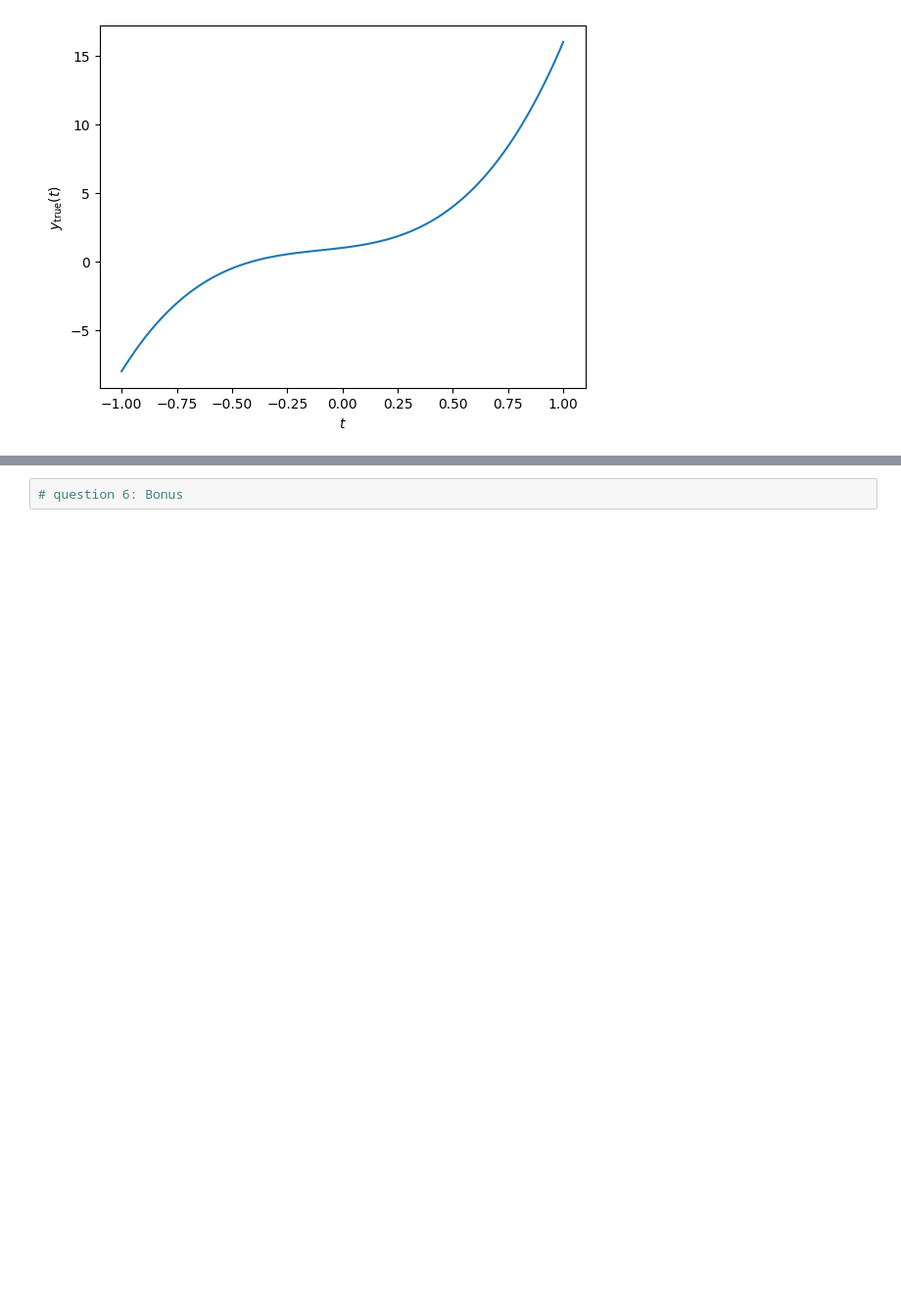
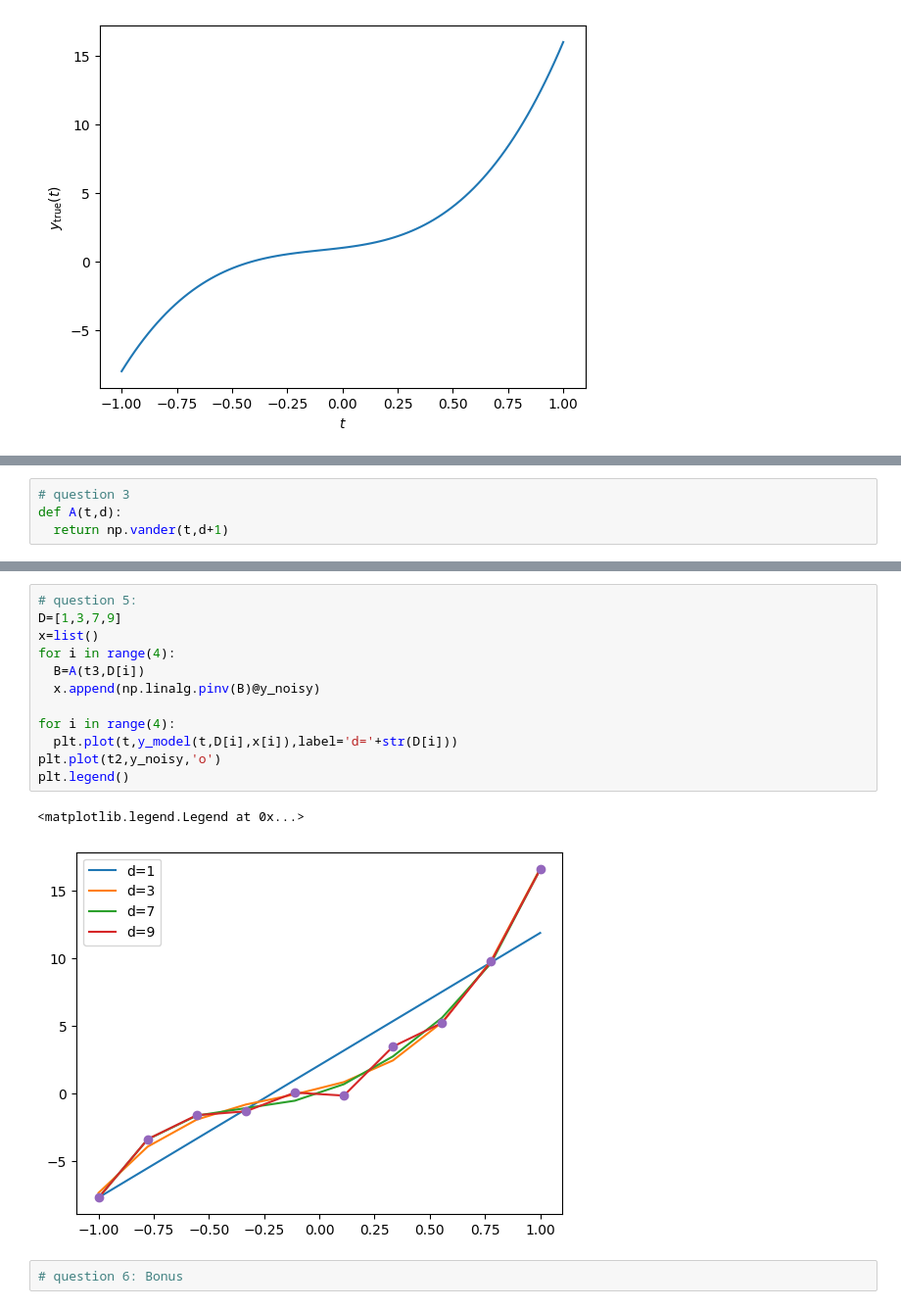
Before and after one commit to Yassine913/Info, a Jupyter notebook: notebooks/TP1.ipynb, the cells around one changed output, grey strips where cells are left out. Shown at 98% size. Saved outputs shown, nothing was run; the diff lists cells and outputs as text; blank space fills up the shorter version.

```diff
--- a/notebooks/TP1.ipynb
+++ b/notebooks/TP1.ipynb
@@ -61,0 +67,4 @@ Text(0, 0.5, '$y_{\\text{true}}(t)$')
+# %%
+# question 3
+def A(t,d):
+  return np.vander(t,d+1)
@@ -62,3 +89,18 @@ Text(0, 0.5, '$y_{\\text{true}}(t)$')
+# %%
+# question 5:
+D=[1,3,7,9]
+x=list()
+for i in range(4):
+  B=A(t3,D[i])
+  x.append(np.linalg.pinv(B)@y_noisy)
+
+for i in range(4):
+  plt.plot(t,y_model(t,D[i],x[i]),label='d='+str(D[i]))
+plt.plot(t2,y_noisy,'o')
+plt.legend()
+# %% [output]
+<matplotlib.legend.Legend at 0x...>
+[figure, added]
 # %%
 # question 6: Bonus
 # %% [markdown]
```
Also changed, not shown: parts of 6 cells of this notebook.
